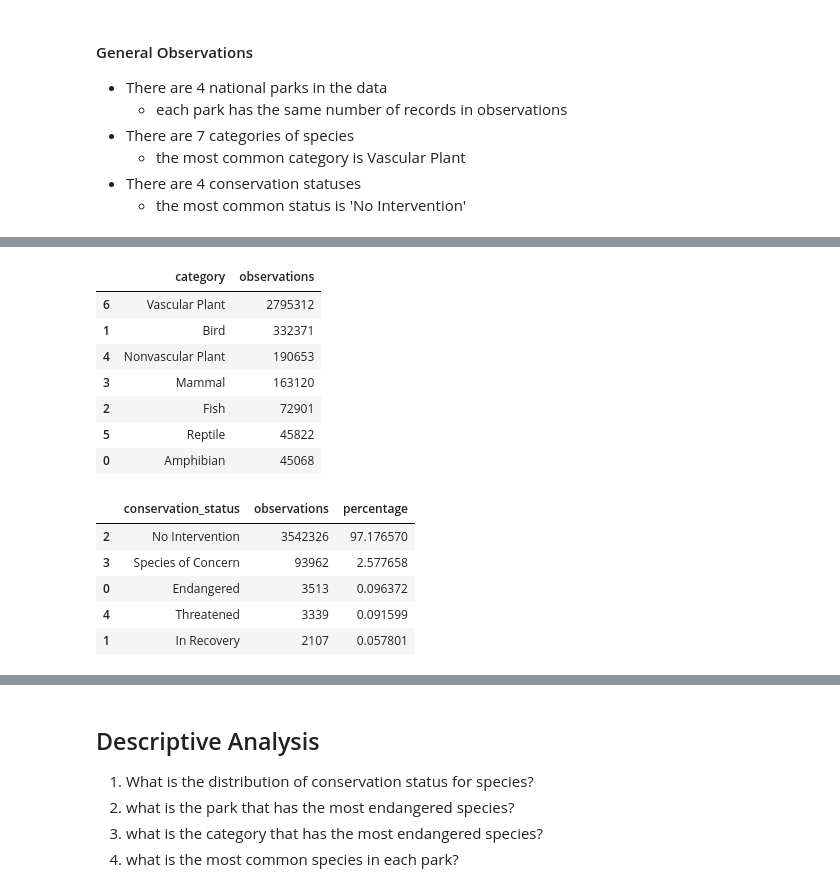
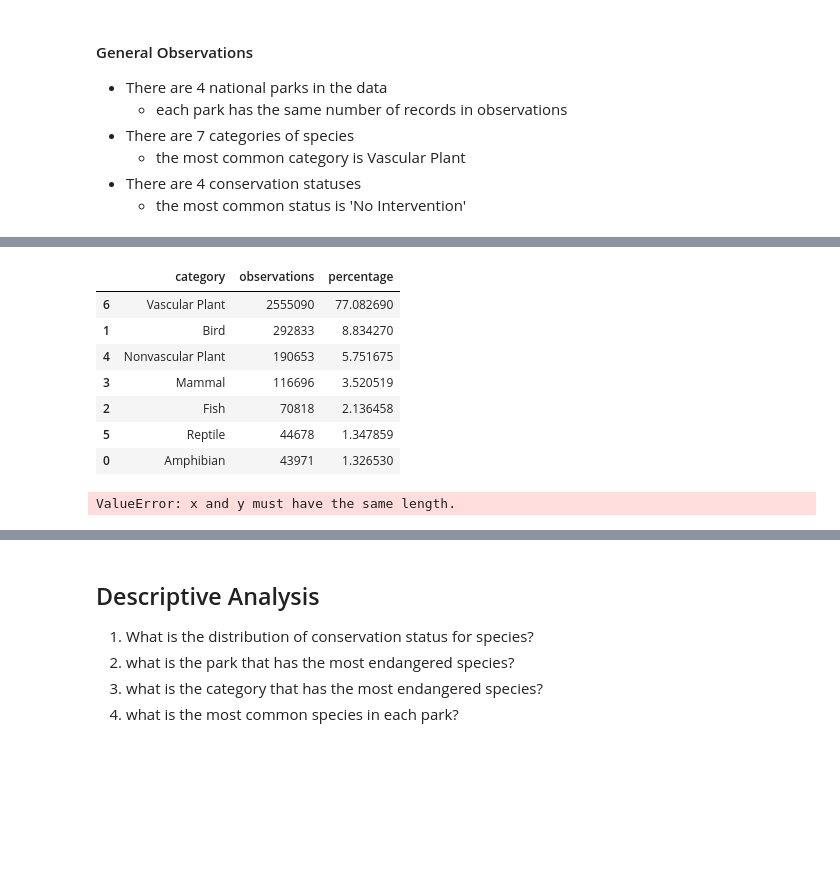
Before and after one commit to zxtheo/Codecademy-biodiversity-project, a Jupyter notebook: biodiversity.ipynb, the cells around one changed output, grey strips where cells are left out. Drawn from its saved outputs; the diff is of its cells as text; code cells hidden in the pictures; blank space fills up the shorter version.

Commit message:
updated observations and cleaned data more

```diff
--- a/biodiversity.ipynb
+++ b/biodiversity.ipynb
@@ -203,3 +180,22 @@ pass
+# %%
+#conosolodate scientific name in species_df
+#sort species by scientific name
+species_df = species_df.sort_values('scientific_name').reset_index(drop=True)
+#loop through species_df and join the rows with the same scientific name by adding the common name to the previous instance
+for i in range(1, len(species_df)):
+    if species_df.scientific_name[i] == species_df.scientific_name[i-1]:
+        species_df.common_names[i] = species_df.common_names[i-1] + ", " + species_df.common_names[i]
+        species_df.drop(i-1, inplace=True)
+# %%
+#consolodate scientific names in observations_df
+#sort species by scientific name and park name
+observations_df = observations_df.sort_values(['scientific_name', 'park_name']).reset_index(drop=True)
+
+#loop through observations_df and join the rows with the same scientific name by adding the observations to the previous instance that also matches the park name
+for i in range(1, len(observations_df)):
+    if observations_df.scientific_name[i] == observations_df.scientific_name[i-1] and observations_df.park_name[i] == observations_df.park_name[i-1]:
+        observations_df.observations[i] = observations_df.observations[i-1] + observations_df.observations[i]
+        observations_df.drop(i-1, inplace=True)
 # %%
 #data types are correct
 observations_df.dtypes
@@ -279,27 +314,46 @@ observations_df.groupby('park_name').observations.sum().reset_index()
 # %%
 #number of obsrevations for each category
-observations_df.merge(species_df).groupby('category').observations.sum().reset_index().sort_values(by='observations', ascending=False)
+category_observations = observations_df.merge(species_df).groupby('category').observations.sum().reset_index().sort_values(by='observations', ascending=False)
+category_observations['percentage'] = category_observations.observations/category_observations.observations.sum() * 100
+category_observations
 # %% [output]
-|  | category | observations |
-| 6 | Vascular Plant | 2795312 |
-| 1 | Bird | 332371 |
-| 4 | Nonvascular Plant | 190653 |
-| 3 | Mammal | 163120 |
-| 2 | Fish | 72901 |
-| 5 | Reptile | 45822 |
-| 0 | Amphibian | 45068 |
+|  | category | observations | percentage |
+| 6 | Vascular Plant | 2555090 | 77.082690 |
+| 1 | Bird | 292833 | 8.834270 |
+| 4 | Nonvascular Plant | 190653 | 5.751675 |
+| 3 | Mammal | 116696 | 3.520519 |
+| 2 | Fish | 70818 | 2.136458 |
+| 5 | Reptile | 44678 | 1.347859 |
+| 0 | Amphibian | 43971 | 1.326530 |
+# %%
+from scipy.stats import pearsonr
+correlation , p = pearsonr(category_count.percentage, category_observations.percentage)
+correlation = round(correlation, 6)
+
+import matplotlib.pyplot as plt
+ax = plt.subplot()
+ax.set_yscale('log')
+plt.bar(category_observations.category, category_observations.percentage, color='blue', alpha=0.5)
+# ax.set_xticks(_x_tick_positions_list_)
+plt.bar(category_count.category, category_count.percentage, color='red', alpha=0.5)
+x_labels = ['Vascular\nPlant', 'Bird', 'Nonvascular\nPlant', 'Mammal', 'Fish', 'Amphibian', 'Reptile']
+ax.set_xticklabels(x_labels, rotation=30)
+plt.xlabel('Categories')
+plt.ylabel('Percentage')
+plt.legend(['Observations', 'Number of Speices'])
+plt.title('Percentage of Species and Observations per Category')
+
+plt.annotate(f'Correlation: {correlation}', (0, 0), (220, 220), xycoords='axes fraction', textcoords='offset points', va='top')
+plot_name = 'graphs/percentage_of_species_and_observations_per_category.png'
+plt.savefig(plot_name, bbox_inches='tight')
+plt.show()
+# %% [output]
+ValueError: x and y must have the same length.
 # %%
 #number of observations for each conservation status
 conversation_status_v_observation = observations_df.merge(species_df).groupby('conservation_status').observations.sum().reset_index().sort_values(by='observations', ascending=False)
 conversation_status_v_observation['percentage'] = conversation_status_v_observation.observations / conversation_status_v_observation.observations.sum() * 100
 conversation_status_v_observation
-# %% [output]
-|  | conservation_status | observations | percentage |
-| 2 | No Intervention | 3542326 | 97.176570 |
-| 3 | Species of Concern | 93962 | 2.577658 |
-| 0 | Endangered | 3513 | 0.096372 |
-| 4 | Threatened | 3339 | 0.091599 |
-| 1 | In Recovery | 2107 | 0.057801 |
 # %%
 from scipy.stats import pearsonr
 correlation , p = pearsonr(conversation_status_v_observation.percentage, conservatiopon_status_v_species.percentage)
```
Also changed, not shown: parts of 19 cells of this notebook, 4 other files.
